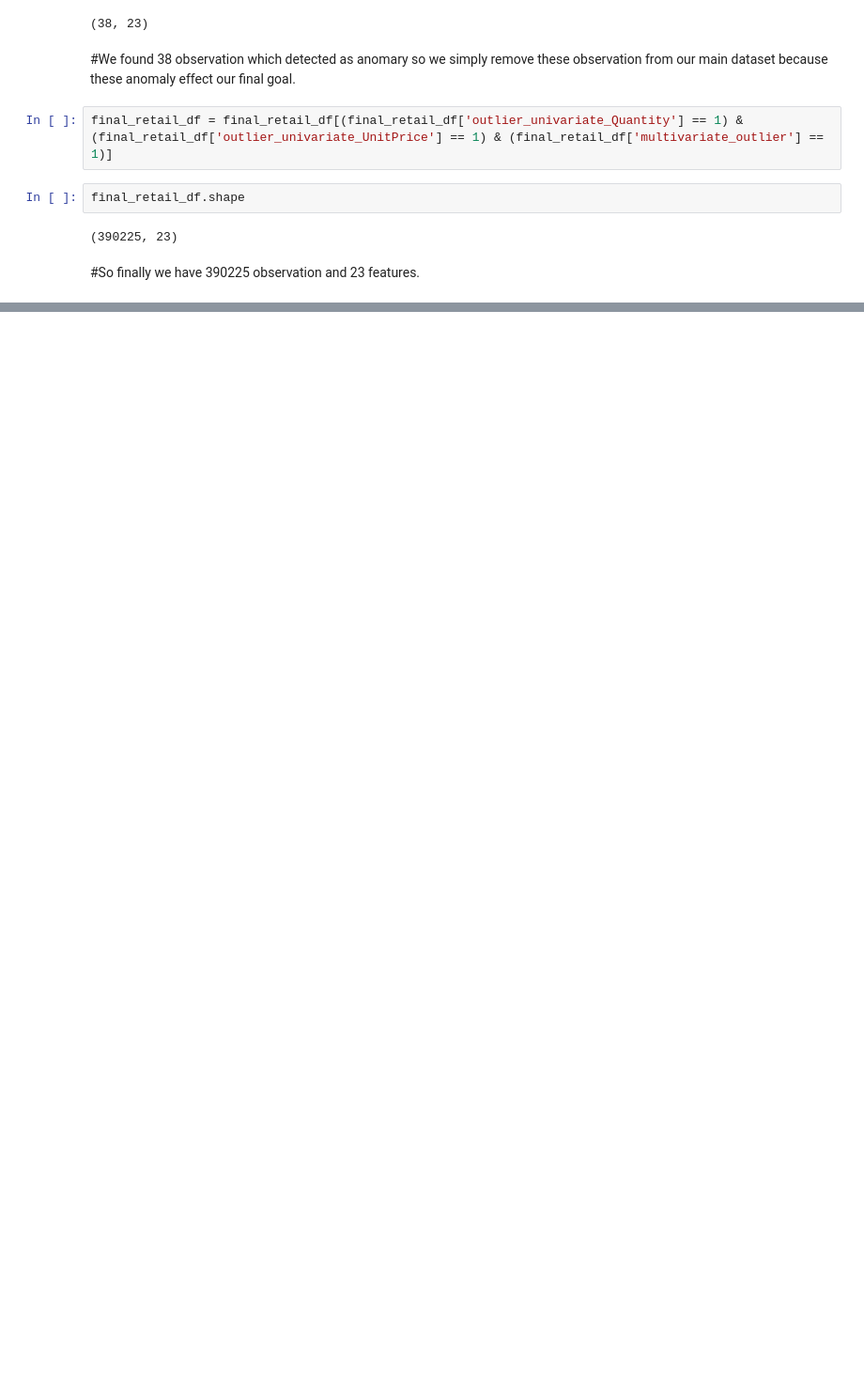
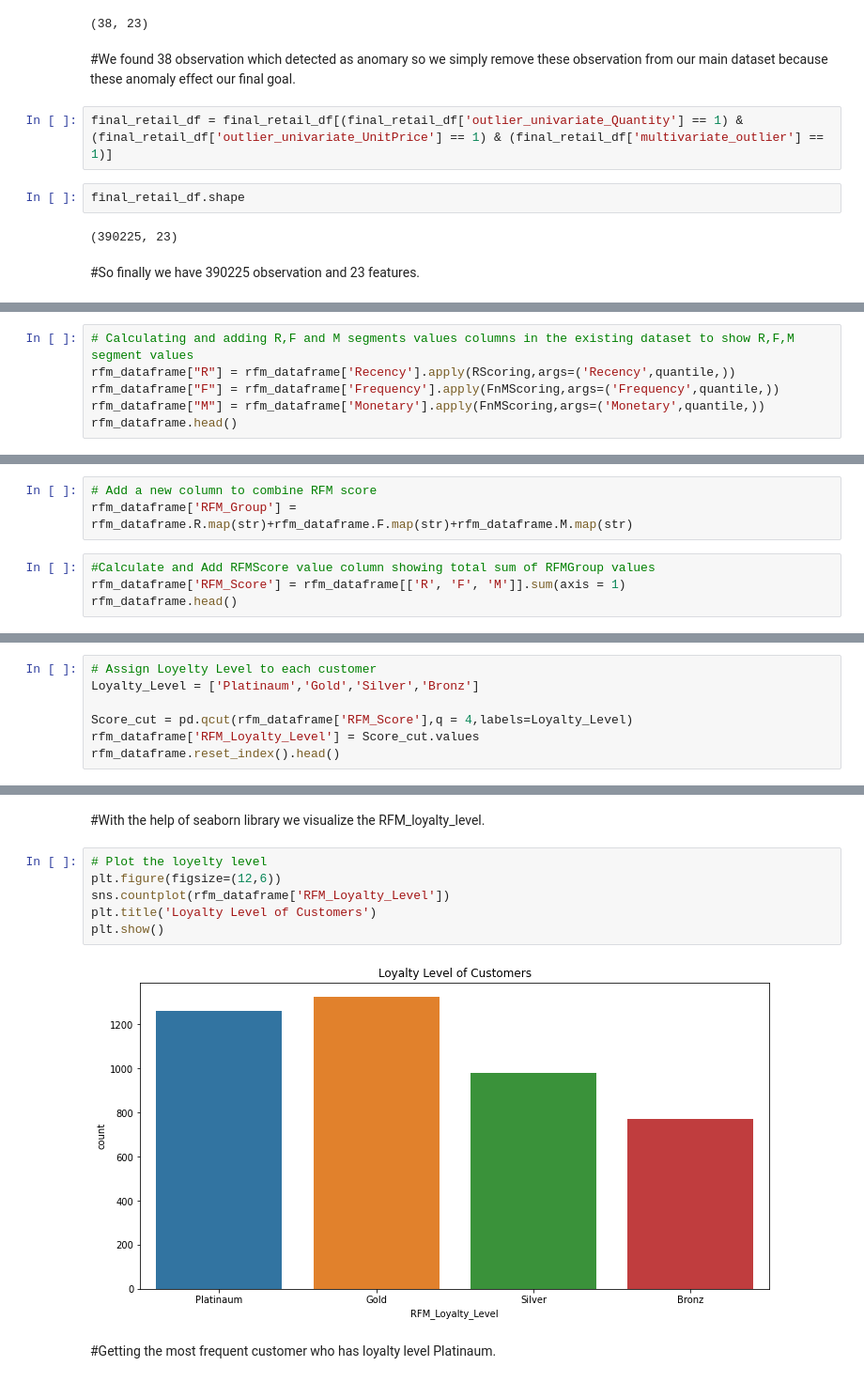
Before and after one commit to Lovejeet-Singh-31/Online-Retail-Customer-Segmentation, a Jupyter notebook: Online_Retail_Customer_Segmentation_Capstone_Project.ipynb, the cells around one changed output, grey strips where cells are left out. Shown at 94% size. Saved outputs shown, nothing was run; the diff lists cells and outputs as text; blank space fills up the shorter version.

```diff
--- a/Online_Retail_Customer_Segmentation_Capstone_Project.ipynb
+++ b/Online_Retail_Customer_Segmentation_Capstone_Project.ipynb
@@ -670,0 +817,6 @@ final_retail_df.shape
+# %%
+# Calculating and adding R,F and M segments values columns in the existing dataset to show R,F,M segment values
+rfm_dataframe["R"] = rfm_dataframe['Recency'].apply(RScoring,args=('Recency',quantile,))
+rfm_dataframe["F"] = rfm_dataframe['Frequency'].apply(FnMScoring,args=('Frequency',quantile,))
+rfm_dataframe["M"] = rfm_dataframe['Monetary'].apply(FnMScoring,args=('Monetary',quantile,))
+rfm_dataframe.head()
@@ -670,0 +831,7 @@ final_retail_df.shape
+# %%
+# Add a new column to combine RFM score
+rfm_dataframe['RFM_Group'] = rfm_dataframe.R.map(str)+rfm_dataframe.F.map(str)+rfm_dataframe.M.map(str)
+# %%
+#Calculate and Add RFMScore value column showing total sum of RFMGroup values
+rfm_dataframe['RFM_Score'] = rfm_dataframe[['R', 'F', 'M']].sum(axis = 1)
+rfm_dataframe.head()
@@ -670,0 +874,7 @@ final_retail_df.shape
+# %%
+# Assign Loyelty Level to each customer
+Loyalty_Level = ['Platinaum','Gold','Silver','Bronz']
+
+Score_cut = pd.qcut(rfm_dataframe['RFM_Score'],q = 4,labels=Loyalty_Level)
+rfm_dataframe['RFM_Loyalty_Level'] = Score_cut.values
+rfm_dataframe.reset_index().head()
@@ -670,0 +903,12 @@ final_retail_df.shape
+# %% [markdown]
+#With the help of seaborn library we visualize the RFM_loyalty_level.
+# %%
+# Plot the loyelty level
+plt.figure(figsize=(12,6))
+sns.countplot(rfm_dataframe['RFM_Loyalty_Level'])
+plt.title('Loyalty Level of Customers')
+plt.show()
+# %% [output]
+[figure, added]
+# %% [markdown]
+#Getting the most frequent customer who has loyalty level Platinaum.
```
Also changed, not shown: parts of 41 cells of this notebook.
